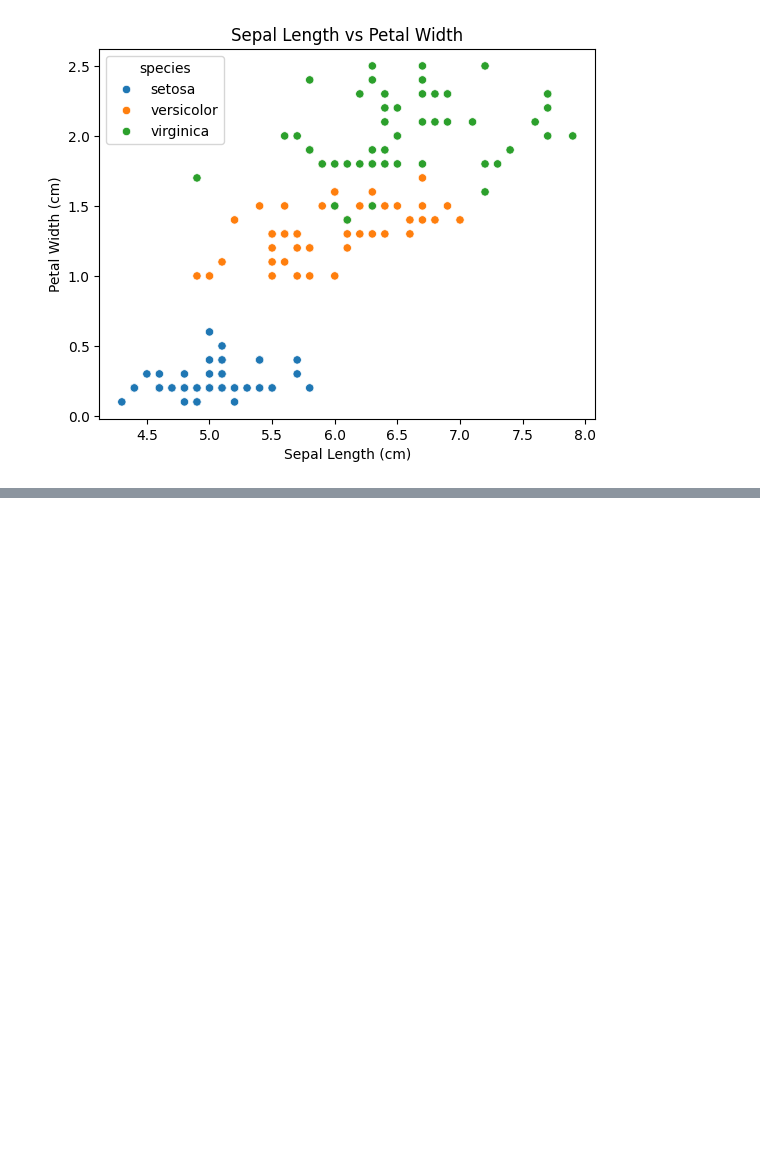
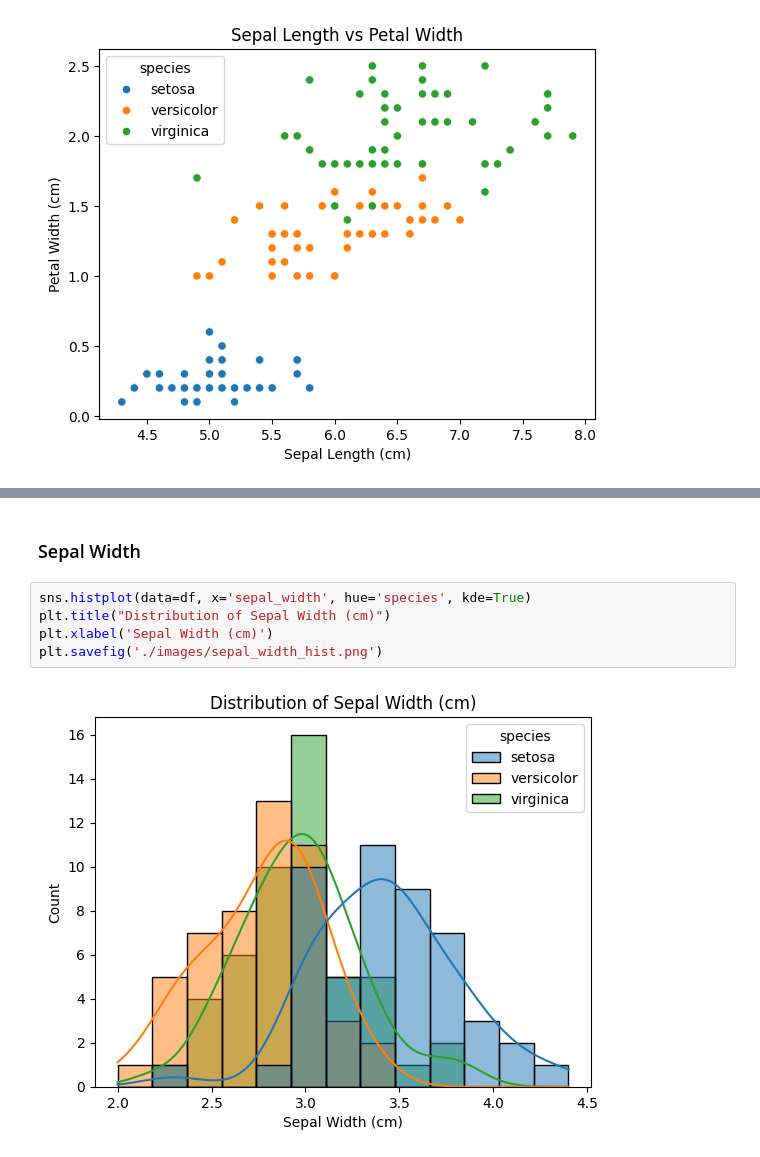
Before and after one commit to danielphilip12/Iris-Classification, a Jupyter notebook: EDA.ipynb, the cells around one changed output, grey strips where cells are left out. Drawn from its saved outputs; the diff is of its cells as text; blank space fills up the shorter version.

```diff
--- a/EDA.ipynb
+++ b/EDA.ipynb
@@ -147,0 +175,9 @@ plt.savefig('./images/sepal_length_vs_petal_width.png')
+# %% [markdown]
+### Sepal Width
+# %%
+sns.histplot(data=df, x='sepal_width', hue='species', kde=True)
+plt.title("Distribution of Sepal Width (cm)")
+plt.xlabel('Sepal Width (cm)')
+plt.savefig('./images/sepal_width_hist.png')
+# %% [output]
+[figure, added]
```
Also changed, not shown: parts of 7 cells of this notebook, 5 other files.
